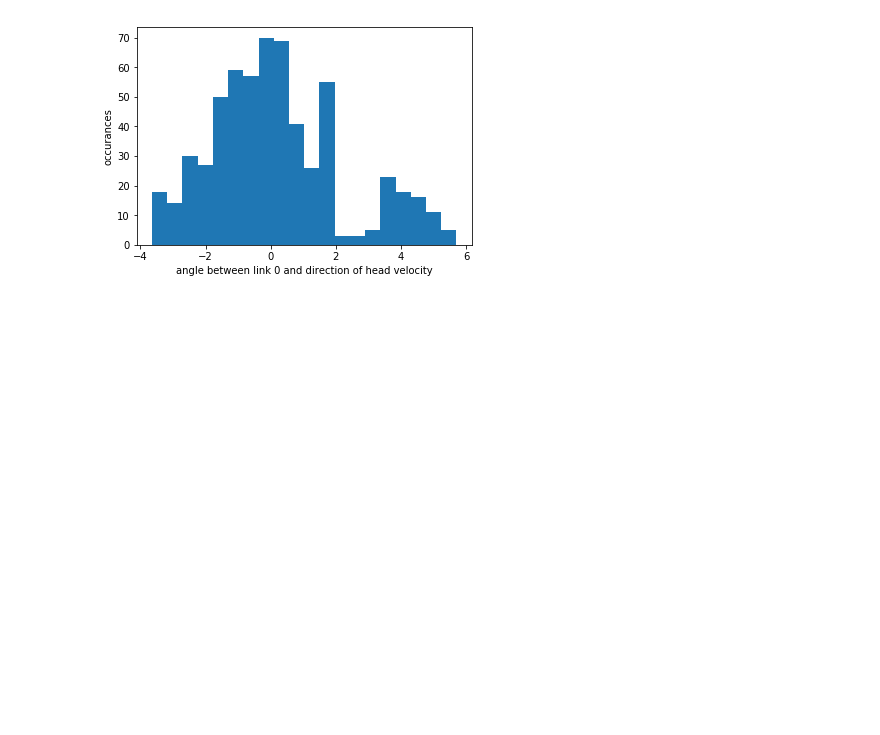
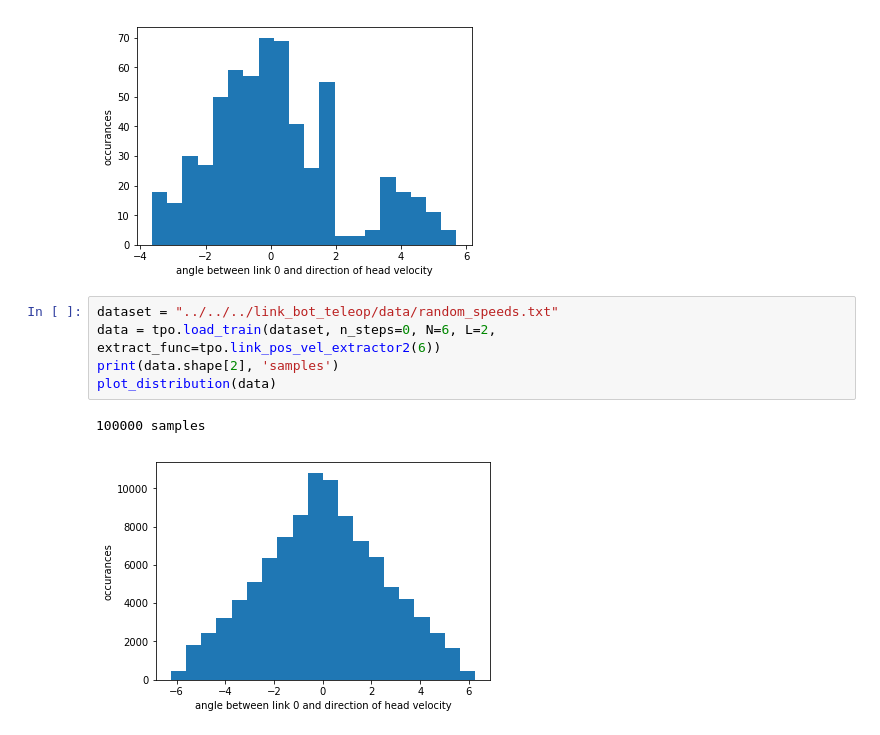
Before and after one commit to UM-ARM-Lab/unreliable-deform-manipulation, a Jupyter notebook: link_bot_notebooks/src/link_bot_notebooks/Distribution Mismatch.ipynb, the cells around one changed output. Cells and saved outputs as stored; diff of their text form; blank space fills up the shorter version.

```diff
--- a/link_bot_notebooks/src/link_bot_notebooks/Distribution Mismatch.ipynb
+++ b/link_bot_notebooks/src/link_bot_notebooks/Distribution Mismatch.ipynb
@@ -60,3 +60,11 @@ plot_distribution(data)
 # %% [output]
 600 samples
 [figure]
+# %%
+dataset = "../../../link_bot_teleop/data/random_speeds.txt"
+data = tpo.load_train(dataset, n_steps=0, N=6, L=2, extract_func=tpo.link_pos_vel_extractor2(6))
+print(data.shape[2], 'samples')
+plot_distribution(data)
+# %% [output]
+100000 samples
+[figure, added]
```
Also changed, not shown: 1 other file.
